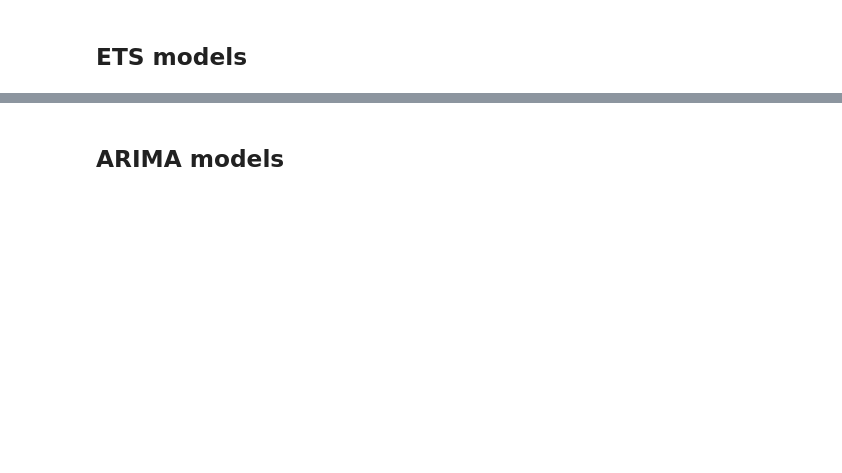
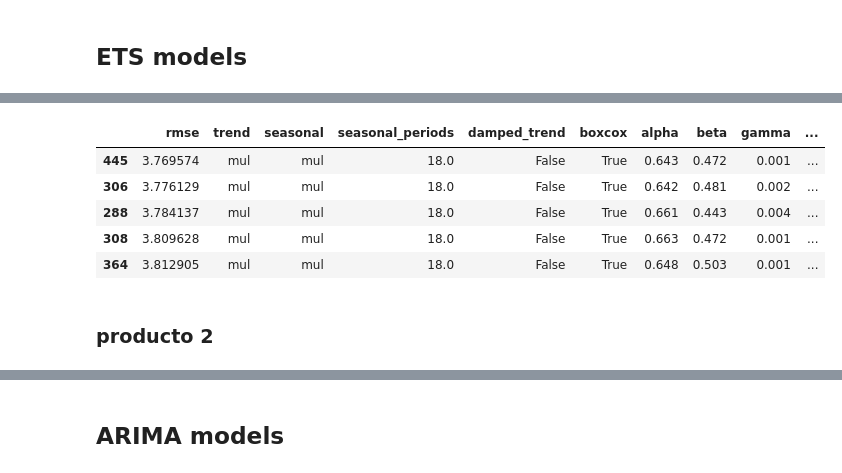
Before and after one commit to JhonattanReales21/TS_forecast_AA3_final, a Jupyter notebook: Parcial_final_jhonattanR.ipynb, the cells around one changed output, grey strips where cells are left out. Cells and saved outputs as stored; diff of their text form; code cells hidden in the pictures; blank space fills up the shorter version.

```diff
--- a/Parcial_final_jhonattanR.ipynb
+++ b/Parcial_final_jhonattanR.ipynb
@@ -169,0 +166,20 @@ Además, realizaré validación de supuestos sobre el error, para modelos ARIMA
+# %%
+# Inicializamos parametros para evaluación por ventana recursiva (expansiva)
+test_init = "2024-01-01"
+test_finish = "2024-06-01"
+window_type = "rolling"
+train_size = (12*5) # 5 años
+test_size = 1
+metric = "rmse"
+
+# Optimizamos el modelo ETS usando Optuna
+study, best_params, rmse_movil = optimizar_modelo_ets(
+    df_producto1_evaluacion,
+    test_init,
+    test_finish,
+    window_type,
+    train_size,
+    test_size,
+    metric,
+    opt_trial=500,
+)
@@ -169,0 +205,37 @@ Además, realizaré validación de supuestos sobre el error, para modelos ARIMA
+# %%
+ets_prod1_results = study.trials_dataframe()
+ets_prod1_results.sort_values(by="value", ascending=True, inplace=True)
+ets_prod1_results = ets_prod1_results[
+    [
+        "value",
+        "params_trend",
+        "params_seasonal",
+        "params_seasonal_periods",
+        "params_damped_trend",
+        "params_use_box_cox",
+        "params_smoothing_level",
+        "params_smoothing_trend",
+        "params_smoothing_seasonal",
+        "params_damping_trend",
+    ]
+]
+ets_prod1_results.columns = (
+    "rmse",
+    "trend",
+    "seasonal",
+    "seasonal_periods",
+    "damped_trend",
+    "boxcox",
+    "alpha",
+    "beta",
+    "gamma",
+    "damping_trend",
+)
+ets_prod1_results.head(5)
+# %% [output]
+|  | rmse | trend | seasonal | seasonal_periods | damped_trend | boxcox | alpha | beta | gamma | ... |
+| 445 | 3.769574 | mul | mul | 18.0 | False | True | 0.643 | 0.472 | 0.001 | ... |
+| 306 | 3.776129 | mul | mul | 18.0 | False | True | 0.642 | 0.481 | 0.002 | ... |
+| 288 | 3.784137 | mul | mul | 18.0 | False | True | 0.661 | 0.443 | 0.004 | ... |
+| 308 | 3.809628 | mul | mul | 18.0 | False | True | 0.663 | 0.472 | 0.001 | ... |
+| 364 | 3.812905 | mul | mul | 18.0 | False | True | 0.648 | 0.503 | 0.001 | ... |
@@ -169,0 +259,2 @@ Además, realizaré validación de supuestos sobre el error, para modelos ARIMA
+# %% [markdown]
+### producto 2
```
Also changed, not shown: parts of 19 cells of this notebook, 1 other file.
